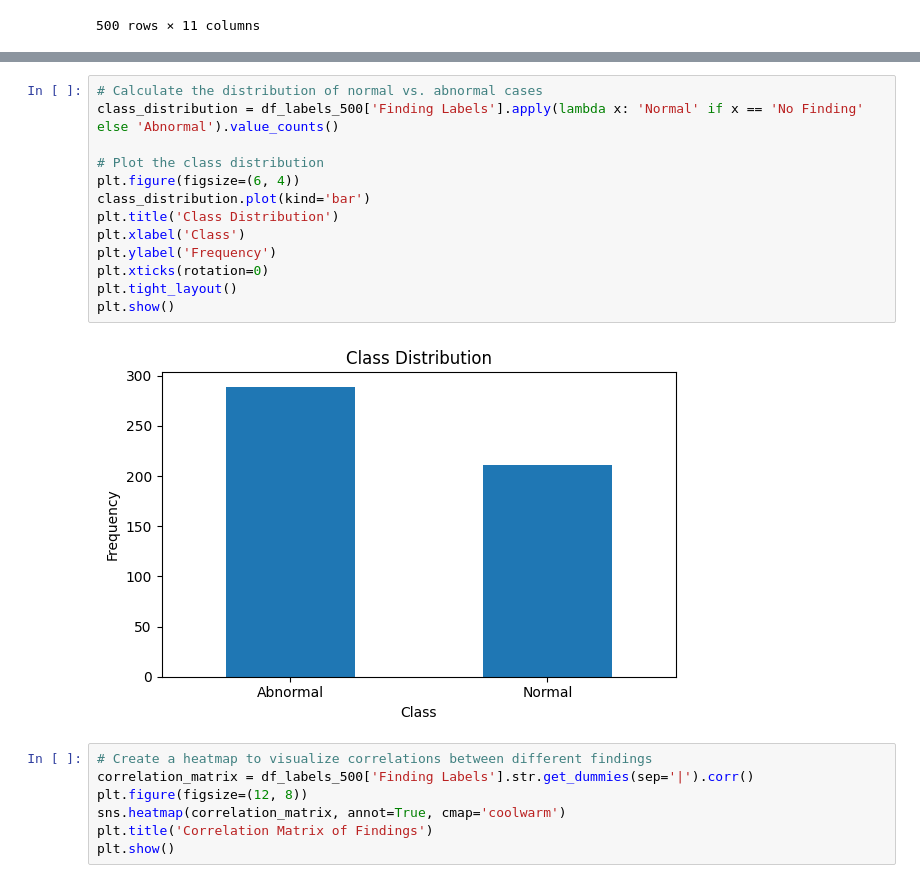
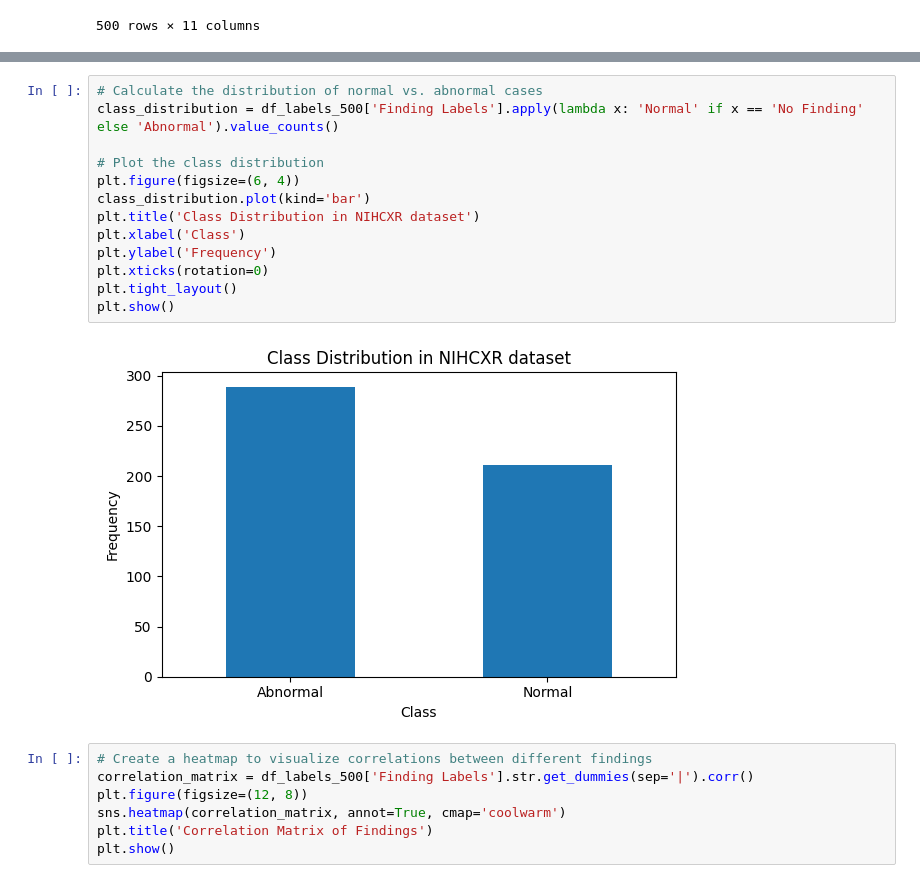
Before and after one commit to adcollin/COVID-detection-from-XRay, a Jupyter notebook: Data/NIHCXR/NIHCXR_EDA.ipynb, the cells around one changed output, grey strips where cells are left out. Drawn from its saved outputs; the diff is of its cells as text.

```diff
--- a/Data/NIHCXR/NIHCXR_EDA.ipynb
+++ b/Data/NIHCXR/NIHCXR_EDA.ipynb
@@ -230,18 +230,18 @@ plt.show()
 # %%
 # Calculate the distribution of normal vs. abnormal cases
 class_distribution = df_labels_500['Finding Labels'].apply(lambda x: 'Normal' if x == 'No Finding' else 'Abnormal').value_counts()
 
 # Plot the class distribution
 plt.figure(figsize=(6, 4))
 class_distribution.plot(kind='bar')
-plt.title('Class Distribution')
+plt.title('Class Distribution in NIHCXR dataset')
 plt.xlabel('Class')
 plt.ylabel('Frequency')
 plt.xticks(rotation=0)
 plt.tight_layout()
 plt.show()
 # %% [output]
-[figure, old version]
+[figure, new version]
 # %%
 # Create a heatmap to visualize correlations between different findings
 correlation_matrix = df_labels_500['Finding Labels'].str.get_dummies(sep='|').corr()
```
Also changed, not shown: parts of 5 cells of this notebook.
